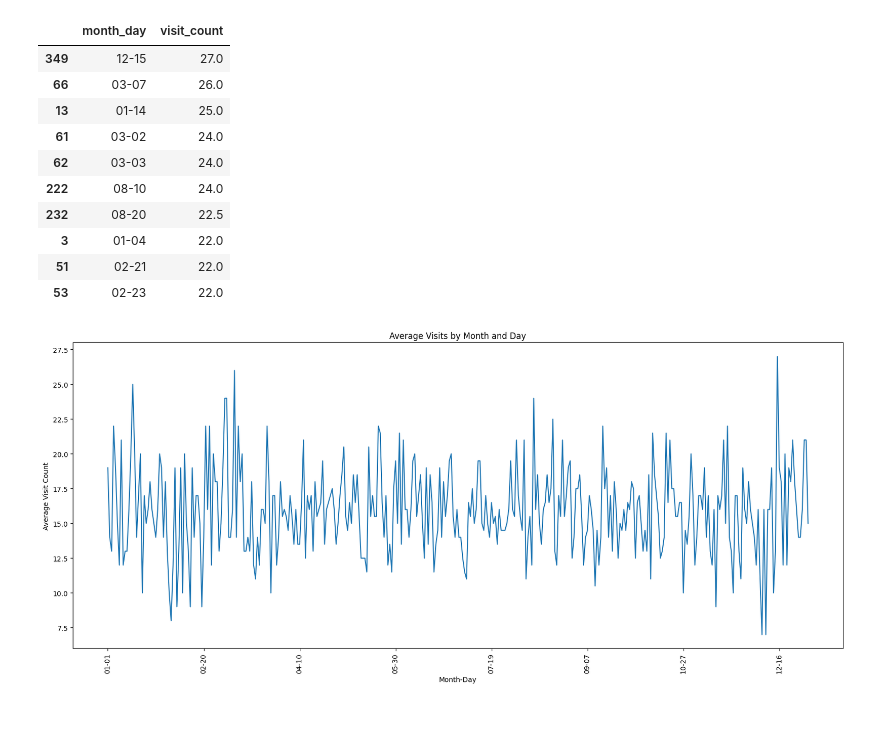
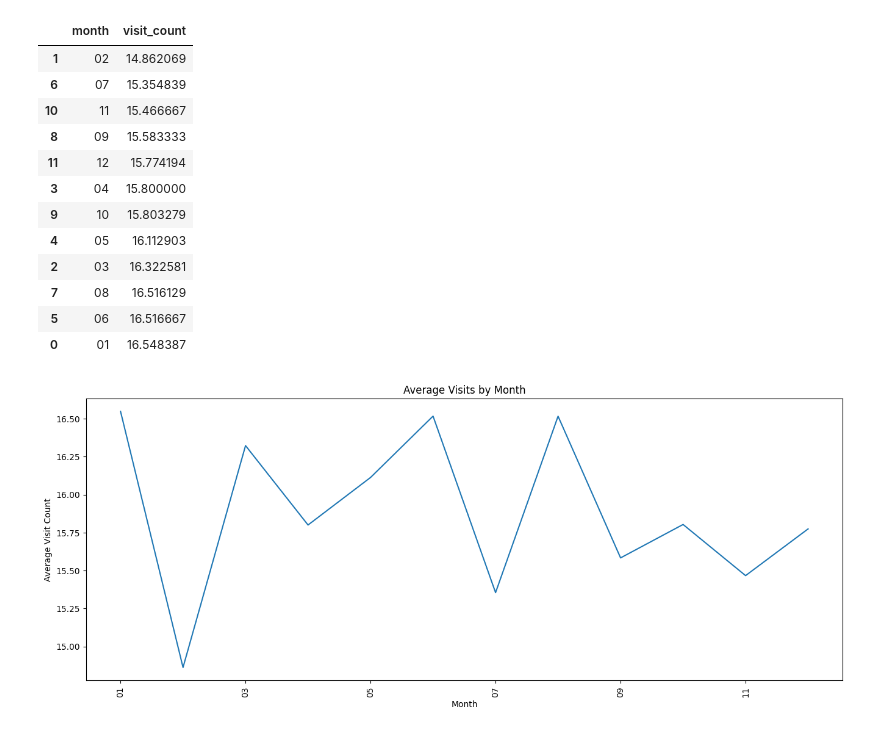
Before and after one commit to Mikayla-ds2/surge-sense, a Jupyter notebook: time_series_eda.ipynb, the cells around one changed output. Drawn from its saved outputs; the diff is of its cells as text; code cells hidden in the pictures.

```diff
--- a/time_series_eda.ipynb
+++ b/time_series_eda.ipynb
@@ -64,3 +38,7 @@ data.head()
+# %%
+data['month'] = data['admission_day'].dt.strftime('%m')
+data['day'] = data['admission_day'].dt.strftime('%d')
+data.head()
 # %%
 sum_visits = data.groupby('month_day', as_index=False)['visit_count'].sum()
 agg_visits_sum = sum_visits.sort_values('month_day')
@@ -98,16 +63,30 @@ plt.title('Average Visits by Month and Day')
 plt.xlabel('Month-Day')
 plt.ylabel('Average Visit Count')
 plt.show()
-# %% [output]
-|  | month_day | visit_count |
-| 349 | 12-15 | 27.0 |
-| 66 | 03-07 | 26.0 |
-| 13 | 01-14 | 25.0 |
-| 61 | 03-02 | 24.0 |
-| 62 | 03-03 | 24.0 |
-| 222 | 08-10 | 24.0 |
-| 232 | 08-20 | 22.5 |
-| 3 | 01-04 | 22.0 |
-| 51 | 02-21 | 22.0 |
-| 53 | 02-23 | 22.0 |
-[figure, removed]
+# %%
+monthly_avg_visits = data.groupby('month', as_index=False)['visit_count'].mean()
+agg_monthly_avg_visits = monthly_avg_visits.sort_values('month')
+
+display(agg_monthly_avg_visits.loc[agg_monthly_avg_visits['visit_count'].nsmallest(12).index])
+
+plot = agg_monthly_avg_visits.plot(x='month', y='visit_count', legend=False, figsize=(16, 6))
+plt.xticks(rotation=90, fontsize=10)
+plt.title('Average Visits by Month')
+plt.xlabel('Month')
+plt.ylabel('Average Visit Count')
+plt.show()
+# %% [output]
+|  | month | visit_count |
+| 1 | 02 | 14.862069 |
+| 6 | 07 | 15.354839 |
+| 10 | 11 | 15.466667 |
+| 8 | 09 | 15.583333 |
+| 11 | 12 | 15.774194 |
+| 3 | 04 | 15.800000 |
+| 9 | 10 | 15.803279 |
+| 4 | 05 | 16.112903 |
+| 2 | 03 | 16.322581 |
+| 7 | 08 | 16.516129 |
+| 5 | 06 | 16.516667 |
+| 0 | 01 | 16.548387 |
+[figure, added]
```
Also changed, not shown: parts of 9 cells of this notebook.
